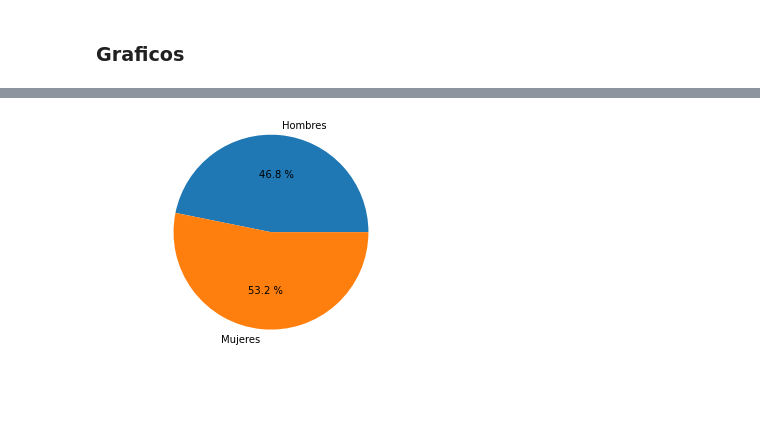
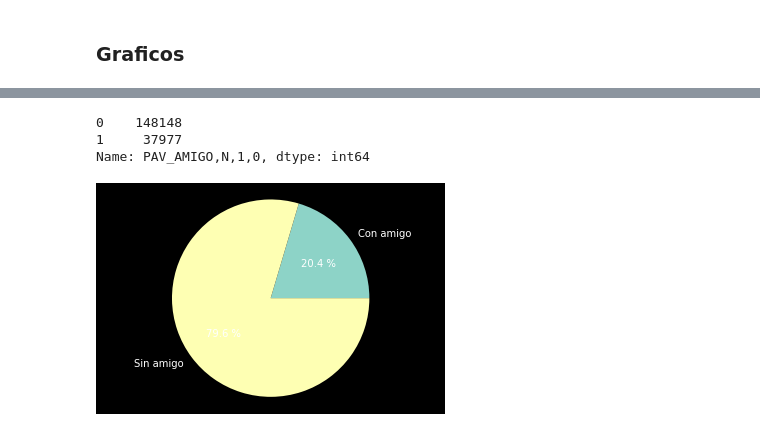
Before and after one commit to BrandonIslas/Proyecto1_Mineria_Datos, a Jupyter notebook: Reporte_Limpieza.ipynb, the cells around one changed output, grey strips where cells are left out. Drawn from its saved outputs; the diff is of its cells as text; code cells hidden in the pictures; blank space fills up the shorter version.

```diff
--- a/Reporte_Limpieza.ipynb
+++ b/Reporte_Limpieza.ipynb
@@ -108,3 +115,4 @@ dtype: float64
 # %%
 dataframe_seleccion.iloc [:,0:5].plot.box(figsize=(10,10),cmap='coolwarm')
+plt.style.use('dark_background')
 # %% [output]
@@ -112,0 +120,20 @@ dataframe_seleccion.iloc [:,0:5].plot.box(figsize=(10,10),cmap='coolwarm')
+# %%
+valores_sexo = dataframe_seleccion['SEXO,N,1,0'].value_counts()
+sexo = ["Hombres","Mujeres"]
+valores_repetir = dataframe_seleccion['REPETIR_VI,N,1,0'].value_counts()
+repetir = ["Sí","No", "N.E"]
+valores_asistencia_pareja = dataframe_seleccion['PAV_PAREJA,N,1,0'].value_counts()
+acompa_nov = ["Con pareja","Sin pareja"]
+valores_asistencia_familia = dataframe_seleccion['PAV_FAMILI,N,1,0'].value_counts()
+acompa_fam = ["Con familia","Sin familia"]
+plt.style.use('dark_background')
+plt.figure(figsize=(20,10))
+plt.subplot(1,4,1)
+plt.pie(valores_sexo, labels=sexo, autopct="%0.1f %%")
+plt.subplot(1,4,2)
+plt.pie(valores_repetir, labels=repetir, autopct="%0.1f %%")
+plt.subplot(1,4,3)
+plt.pie(valores_asistencia_pareja, labels=acompa_nov, autopct="%0.1f %%")
+plt.subplot(1,4,4)
+plt.pie(valores_asistencia_familia, labels=acompa_fam, autopct="%0.1f %%")
+plt.show()
@@ -112,0 +142,3 @@ dataframe_seleccion.iloc [:,0:5].plot.box(figsize=(10,10),cmap='coolwarm')
+# %%
+dataframe_seleccion.iloc [:,48:50].plot.box(figsize=(10,10),cmap='coolwarm')
+plt.style.use('dark_background')
@@ -112,0 +147,3 @@ dataframe_seleccion.iloc [:,0:5].plot.box(figsize=(10,10),cmap='coolwarm')
+# %%
+dataframe_seleccion.iloc [:,46:48].plot.box(figsize=(10,10),cmap='coolwarm',whis = 10)
+plt.style.use('dark_background')
@@ -113,12 +152,14 @@ dataframe_seleccion.iloc [:,0:5].plot.box(figsize=(10,10),cmap='coolwarm')
+# %%
+dataframe_seleccion['PAV_AMIGO,N,1,0'].value_counts()
+# %% [output]
+0    148148
+1     37977
+Name: PAV_AMIGO,N,1,0, dtype: int64
 # %%
-x=dataframe_seleccion['SEXO,N,1,0'].value_counts()
-hombre=x[1]
-mujer=x[2]
-
-cantidad = [hombre, mujer]
-sexo = ["Hombres","Mujeres"]
-plt.pie(cantidad, labels=sexo, autopct="%0.1f %%")
+cantidad = [37977, 148148]
+acompa_amigo = ["Con amigo","Sin amigo"]
+plt.pie(cantidad, labels=acompa_amigo, autopct="%0.1f %%")
 plt.axis("equal")
 plt.show()
 # %% [output]
-[figure, old version]
+[figure, new version]
```
Also changed, not shown: parts of 6 cells of this notebook.
